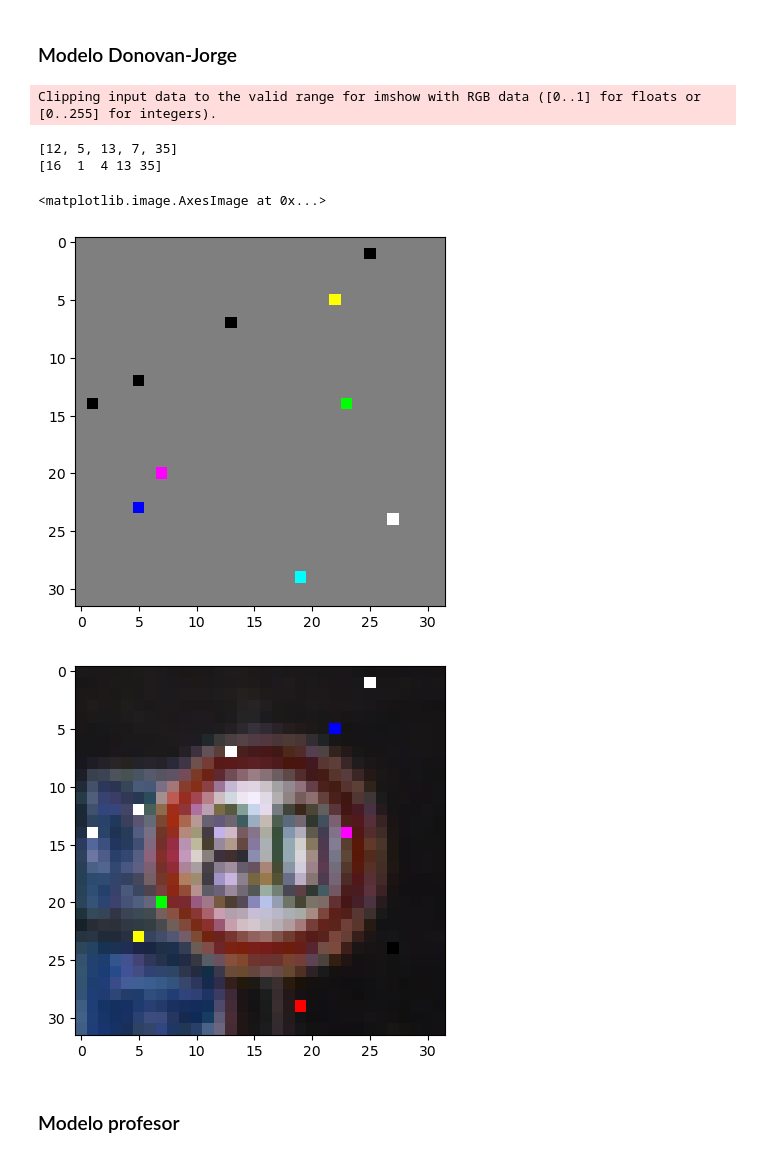
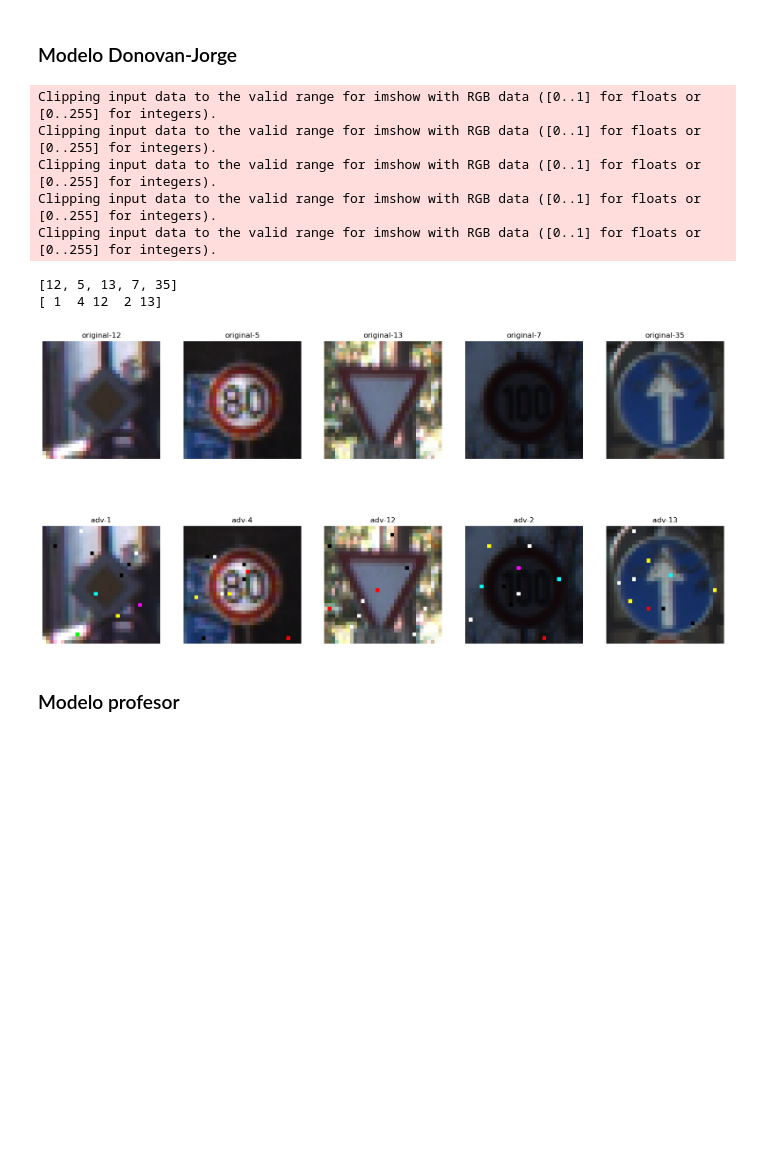
Before and after one commit to DonovanSB/talleres-rl, a Jupyter notebook: taller_ataques.ipynb, the cells around one changed output. Saved outputs shown, nothing was run; the diff lists cells and outputs as text; code cells hidden in the pictures; blank space fills up the shorter version.

```diff
--- a/taller_ataques.ipynb
+++ b/taller_ataques.ipynb
@@ -109,6 +107,7 @@ class AttackModel():
         for i in range(len(self.images)):
             adv_image, adv_label, adv_disturbance = self.get_adversarial_image(
                 self.images[i], self.epsilons[i], targets[i] if targets else None, pixel_number)
+            adv_image = adv_image.numpy().reshape(32, 32, 3)
             adv_images.append(adv_image)
             adv_labels.append(adv_label)
             adv_disturbances.append(adv_disturbance)
@@ -116,3 +117,7 @@ class AttackModel():
+# %%
+# NDArray for append images
+adversarial_images = np.empty((60,32,32,3))
+adversarial_labels = np.empty(60)
 # %% [markdown]
 # 1. Untargeted attack
 # %% [markdown]
@@ -201,11 +302,20 @@ epsilons = [2.5, 4, 5.5, 2.5, 5.5]
 attack_model = AttackModel(load_model(join(models_path, 'florez_solarte.h5')), test_images, epsilons)
 targets = [test_labels[i] - 1 for i in range(len(test_labels))]
 adv_images, adv_labels, adv_disturbances = attack_model.get_adversarial_images(targets, pixel_number=10)
-
+adversarial_images[30:35] = adv_images
+adversarial_labels[30:35] = adv_labels
 print(test_labels)
 print(adv_labels)
-plt.imshow(adv_disturbances[1])
-plt.figure()
-plt.imshow(adv_images[1].reshape(32, 32, 3))
+
+plt.figure(figsize=(20, 10))
+for i in range(5):
+    ax = plt.subplot(2, 5, i + 1)
+    plt.imshow(test_images[i])
+    plt.title('original-' + str(test_labels[i]))
+    plt.axis("off")
+    ax = plt.subplot(2, 5, i + 6)
+    plt.imshow(adv_images[i])
+    plt.title('adv-' + str(adv_labels[i]))
+    plt.axis("off")
 # %% [output]
 Clipping input data to the valid range for imshow with RGB data ([0..1] for floats or [0..255] for integers).
@@ -219,21 +331,32 @@ Clipping input data to the valid range for imshow with RGB data ([0..1] for floa
 # %%
 epsilons = [3.5, 4, 4.5, 2.5, 5.5]
 attack_model = AttackModel(load_model(join(models_path, 'burbano_chamorro.h5')), test_images, epsilons)
 targets = [test_labels[i] - 1 for i in range(len(test_labels))]
 adv_images, adv_labels, adv_disturbances = attack_model.get_adversarial_images(targets, pixel_number=10)
-
+adversarial_images[35:40] = adv_images
+adversarial_labels[35:40] = adv_labels
 print(test_labels)
 print(adv_labels)
-plt.imshow(adv_disturbances[1])
-plt.figure()
-plt.imshow(adv_images[1].reshape(32, 32, 3))
+
+plt.figure(figsize=(20, 10))
+for i in range(5):
+    ax = plt.subplot(2, 5, i + 1)
+    plt.imshow(test_images[i])
+    plt.title('original-' + str(test_labels[i]))
+    plt.axis("off")
+    ax = plt.subplot(2, 5, i + 6)
+    plt.imshow(adv_images[i])
+    plt.title('adv-' + str(adv_labels[i]))
+    plt.axis("off")
 # %% [output]
 Clipping input data to the valid range for imshow with RGB data ([0..1] for floats or [0..255] for integers).
+Clipping input data to the valid range for imshow with RGB data ([0..1] for floats or [0..255] for integers).
+Clipping input data to the valid range for imshow with RGB data ([0..1] for floats or [0..255] for integers).
+Clipping input data to the valid range for imshow with RGB data ([0..1] for floats or [0..255] for integers).
+Clipping input data to the valid range for imshow with RGB data ([0..1] for floats or [0..255] for integers).
 [12, 5, 13, 7, 35]
-[16  1  4 13 35]
+[ 1  4 12  2 13]
-<matplotlib.image.AxesImage at 0x...>
-[figure, old version]
+[figure, new version]
-[figure, removed]
 # %% [markdown]
 ### Modelo profesor
 # %%
```
Also changed, not shown: parts of 14 cells of this notebook.
